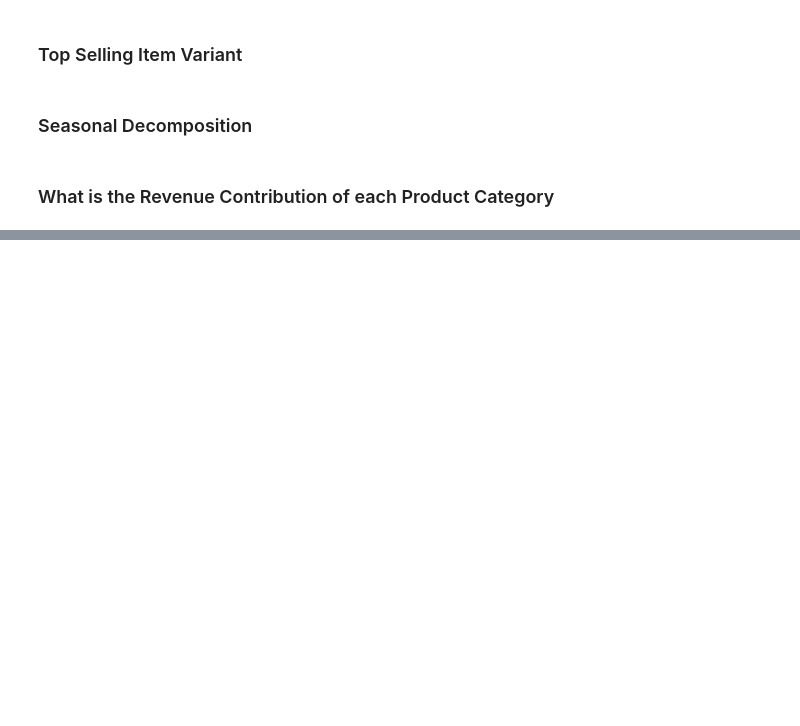
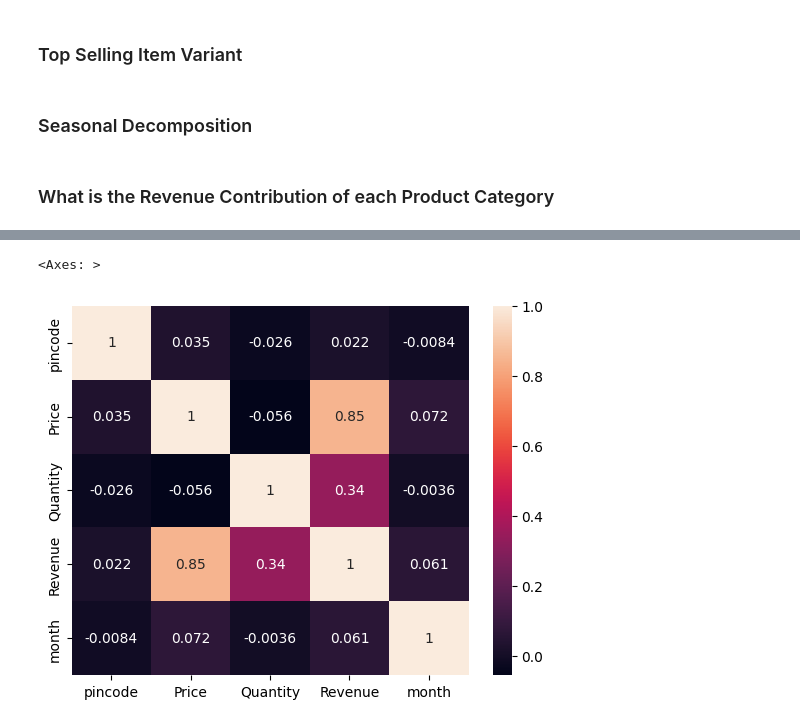
Before and after one commit to nick7hash/Streamlit_amin, a Jupyter notebook: analysis.ipynb, the cells around one changed output, grey strips where cells are left out. Cells and saved outputs as stored; diff of their text form; code cells hidden in the pictures; blank space fills up the shorter version.

```diff
--- a/analysis.ipynb
+++ b/analysis.ipynb
@@ -662,0 +695,11 @@ fig.show()
+# %%
+#Drop and fill values
+ndf["month"] = pd.to_datetime(ndf["event_date"]).dt.month
+ndf = ndf[ndf["Product_name"] != 0]
+ndf["category"] = ndf["category"].fillna("Others")
+ndf = ndf.drop(["rw", "subtotal", "event_date", "new_event_timestamp"], axis = 1)
+# %%
+sns.heatmap(ndf.corr(numeric_only = True), annot = True)
+# %% [output]
+<Axes: >
+[figure, added]
```
Also changed, not shown: parts of 12 cells of this notebook.
